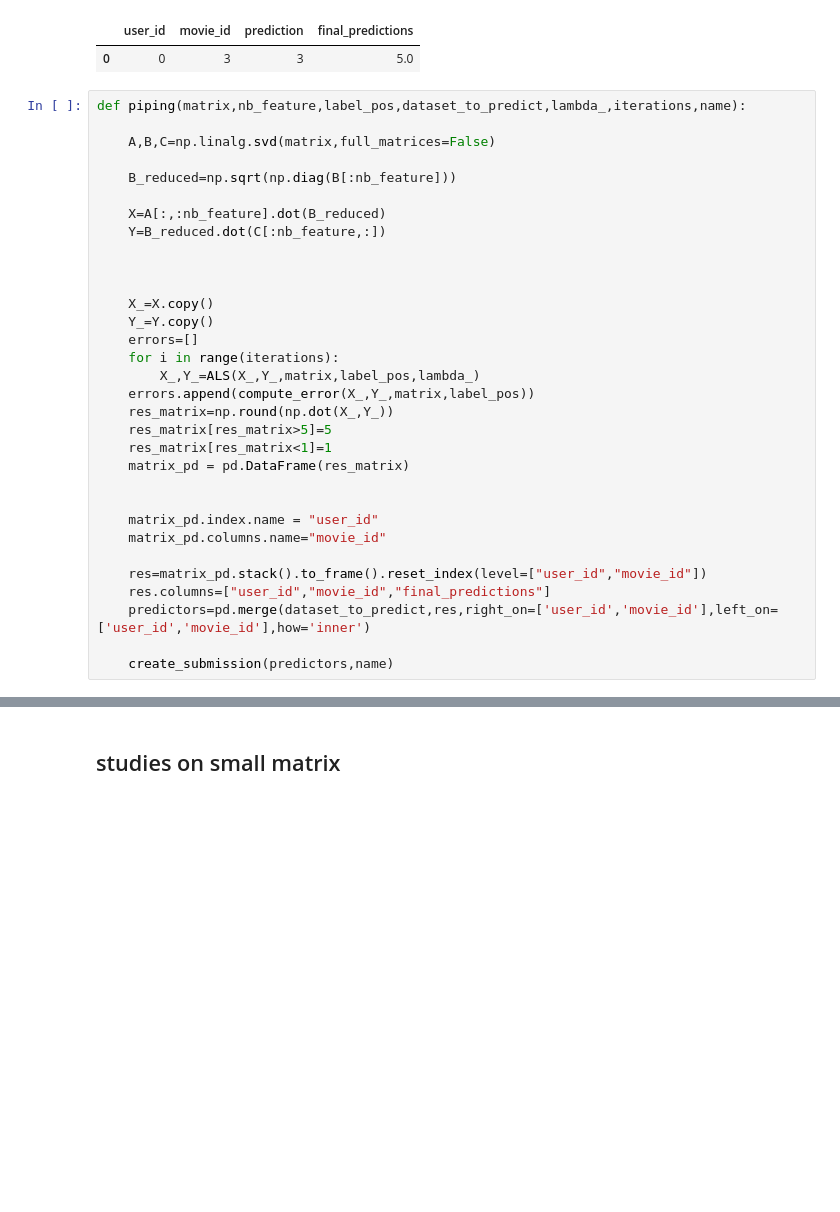
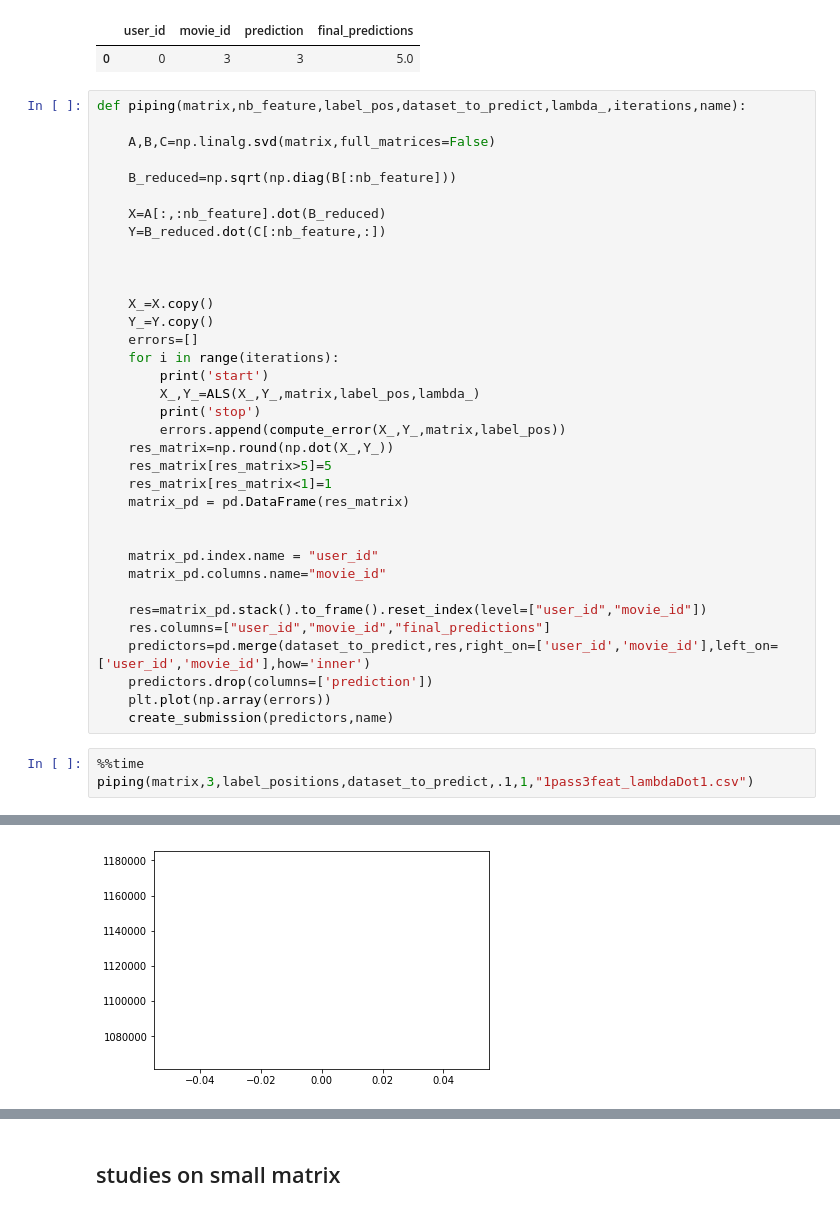
Before and after one commit to brunowicht/ML-Projects-2018, a Jupyter notebook: project2/ALS.ipynb, the cells around one changed output, grey strips where cells are left out. Drawn from its saved outputs; the diff is of its cells as text; blank space fills up the shorter version.

```diff
--- a/project2/ALS.ipynb
+++ b/project2/ALS.ipynb
@@ -183,8 +183,10 @@ def piping(matrix,nb_feature,label_pos,dataset_to_predict,lambda_,iterations,nam
     Y_=Y.copy()
     errors=[]
     for i in range(iterations):
+        print('start')
         X_,Y_=ALS(X_,Y_,matrix,label_pos,lambda_)
-    errors.append(compute_error(X_,Y_,matrix,label_pos))
+        print('stop')
+        errors.append(compute_error(X_,Y_,matrix,label_pos))
     res_matrix=np.round(np.dot(X_,Y_))
     res_matrix[res_matrix>5]=5
     res_matrix[res_matrix<1]=1
@@ -197,5 +199,10 @@ def piping(matrix,nb_feature,label_pos,dataset_to_predict,lambda_,iterations,nam
     res=matrix_pd.stack().to_frame().reset_index(level=["user_id","movie_id"])
     res.columns=["user_id","movie_id","final_predictions"]
     predictors=pd.merge(dataset_to_predict,res,right_on=['user_id','movie_id'],left_on=['user_id','movie_id'],how='inner')
-
+    predictors.drop(columns=['prediction'])
+    plt.plot(np.array(errors))
     create_submission(predictors,name)
+# %%
+%%time
+piping(matrix,3,label_positions,dataset_to_predict,.1,1,"1pass3feat_lambdaDot1.csv")
+# %% [output]
@@ -201,0 +213 @@ def piping(matrix,nb_feature,label_pos,dataset_to_predict,lambda_,iterations,nam
+[figure, added]
```
Also changed, not shown: parts of 4 cells of this notebook.
